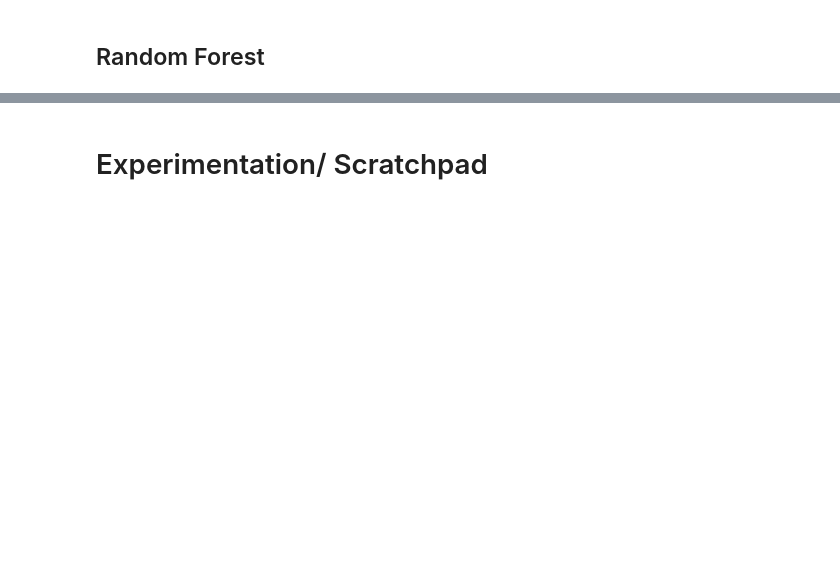
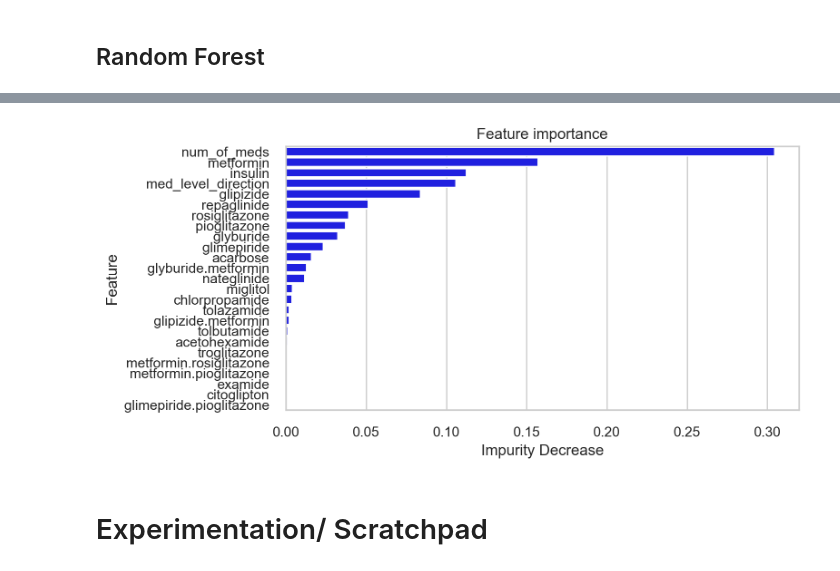
Before and after one commit to bcullinan32/ML_Course, a Jupyter notebook: Class-Data-Clean-Up.ipynb, the cells around one changed output, grey strips where cells are left out. Saved outputs shown, nothing was run; the diff lists cells and outputs as text; code cells hidden in the pictures; blank space fills up the shorter version.

```diff
--- a/Class-Data-Clean-Up.ipynb
+++ b/Class-Data-Clean-Up.ipynb
@@ -128,3 +158,22 @@ def createConfMatrix (regObj, y_test, y_pred, x_test):
+# %%
+def FeatureImportance (regObj):
+    # Best Tree-- Plot Most Important Features
+    importances = rndClf.feature_importances_
+    #Convert Array to DF
+    feature_importances = pd.Series(importances, index=PredictorVar)
+    feature_importances = feature_importances.to_frame().reset_index()
+    feature_importances = feature_importances.rename(columns={'index':'feature',0:'impDecrease'})
+    feature_importances = feature_importances.sort_values(by='impDecrease',ascending=False)
+    #std = np.std([tree.feature_importances_ for tree in cv_bestTree.estimators_], axis=0)
+    # Create Plot
+    sns.set_theme(style="whitegrid")
+    fig, ax = plt.subplots(figsize = (8,4), dpi=200)
+    ax = sns.barplot(x="impDecrease", y="feature", data=feature_importances,color="blue")
+    ax.set_title("Feature importance")
+    ax.set_ylabel("Feature")
+    ax.set_xlabel("Impurity Decrease")
+    fig.tight_layout()
+    return feature_importances, fig
 # %% [markdown]
 ## General EDA
 # %%
@@ -501,3 +587,11 @@ x_train
+# %%
+# Random Forest -- Feature Importance
+
+# Best Tree-- Plot Most Important Featuresk
+feature_importances, fig = FeatureImportance(rndClf)
+fig.tight_layout()
+# %% [output]
+[figure, added]
 # %% [markdown]
 # Experimentation/ Scratchpad
 # %%
```
Also changed, not shown: parts of 15 cells of this notebook.
